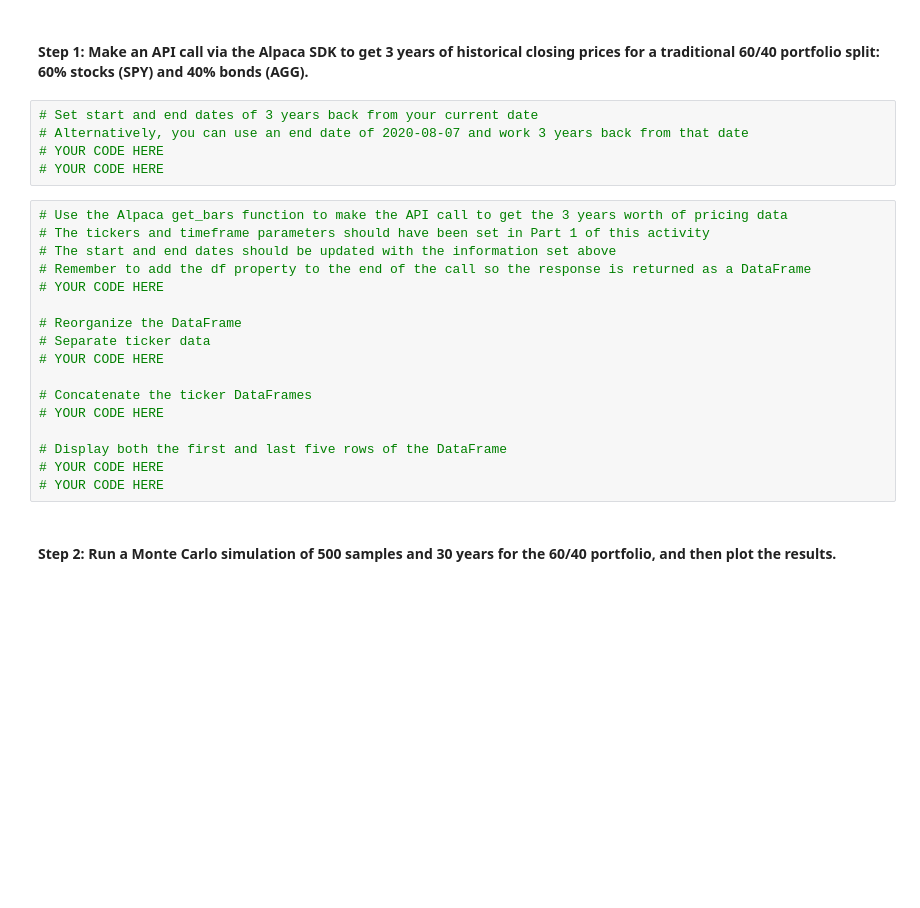
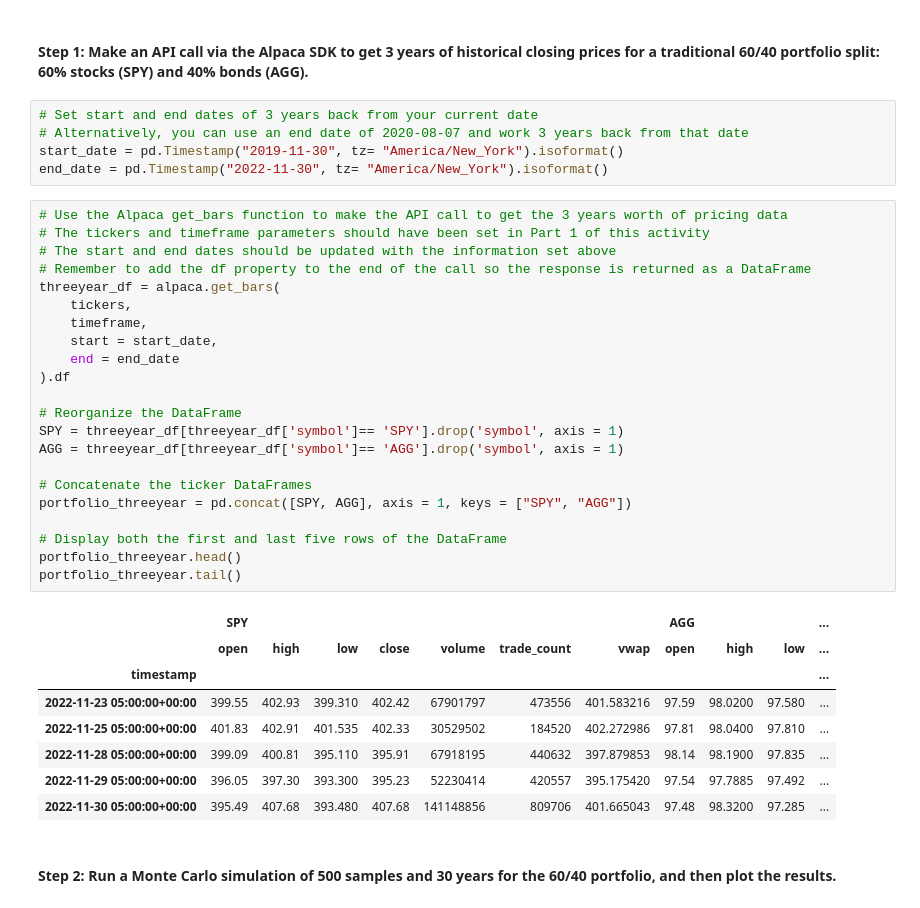
Before and after one commit to naomynaomy/module_5_challenge, a Jupyter notebook: Starter_Code/financial_planning_tools.ipynb, the cells around one changed output. Saved outputs shown, nothing was run; the diff lists cells and outputs as text; blank space fills up the shorter version.

```diff
--- a/Starter_Code/financial_planning_tools.ipynb
+++ b/Starter_Code/financial_planning_tools.ipynb
@@ -421,25 +420,39 @@ In this section, you’ll use the MCForecastTools library to create a Monte Carl
 # %%
 # Set start and end dates of 3 years back from your current date
 # Alternatively, you can use an end date of 2020-08-07 and work 3 years back from that date
-# YOUR CODE HERE
-# YOUR CODE HERE
+start_date = pd.Timestamp("2019-11-30", tz= "America/New_York").isoformat()
+end_date = pd.Timestamp("2022-11-30", tz= "America/New_York").isoformat()
 # %%
 # Use the Alpaca get_bars function to make the API call to get the 3 years worth of pricing data
 # The tickers and timeframe parameters should have been set in Part 1 of this activity
 # The start and end dates should be updated with the information set above
 # Remember to add the df property to the end of the call so the response is returned as a DataFrame
-# YOUR CODE HERE
+threeyear_df = alpaca.get_bars(
+    tickers,
+    timeframe,
+    start = start_date,
+    end = end_date
+).df
 
 # Reorganize the DataFrame
-# Separate ticker data
-# YOUR CODE HERE
+SPY = threeyear_df[threeyear_df['symbol']== 'SPY'].drop('symbol', axis = 1)
+AGG = threeyear_df[threeyear_df['symbol']== 'AGG'].drop('symbol', axis = 1)
 
 # Concatenate the ticker DataFrames
-# YOUR CODE HERE
+portfolio_threeyear = pd.concat([SPY, AGG], axis = 1, keys = ["SPY", "AGG"])
 
 # Display both the first and last five rows of the DataFrame
-# YOUR CODE HERE
-# YOUR CODE HERE
+portfolio_threeyear.head()
+portfolio_threeyear.tail()
+# %% [output]
+|  | SPY |  |  |  |  |  |  | AGG |  |  | ... |
+|  | open | high | low | close | volume | trade_count | vwap | open | high | low | ... |
+| timestamp |  |  |  |  |  |  |  |  |  |  | ... |
+| 2022-11-23 05:00:00+00:00 | 399.55 | 402.93 | 399.310 | 402.42 | 67901797 | 473556 | 401.583216 | 97.59 | 98.0200 | 97.580 | ... |
+| 2022-11-25 05:00:00+00:00 | 401.83 | 402.91 | 401.535 | 402.33 | 30529502 | 184520 | 402.272986 | 97.81 | 98.0400 | 97.810 | ... |
+| 2022-11-28 05:00:00+00:00 | 399.09 | 400.81 | 395.110 | 395.91 | 67918195 | 440632 | 397.879853 | 98.14 | 98.1900 | 97.835 | ... |
+| 2022-11-29 05:00:00+00:00 | 396.05 | 397.30 | 393.300 | 395.23 | 52230414 | 420557 | 395.175420 | 97.54 | 97.7885 | 97.492 | ... |
+| 2022-11-30 05:00:00+00:00 | 395.49 | 407.68 | 393.480 | 407.68 | 141148856 | 809706 | 401.665043 | 97.48 | 98.3200 | 97.285 | ... |
 # %% [markdown]
 #### Step 2: Run a Monte Carlo simulation of 500 samples and 30 years for the 60/40 portfolio, and then plot the results.
 # %%
```
Also changed, not shown: parts of 17 cells of this notebook, 2 other files.
